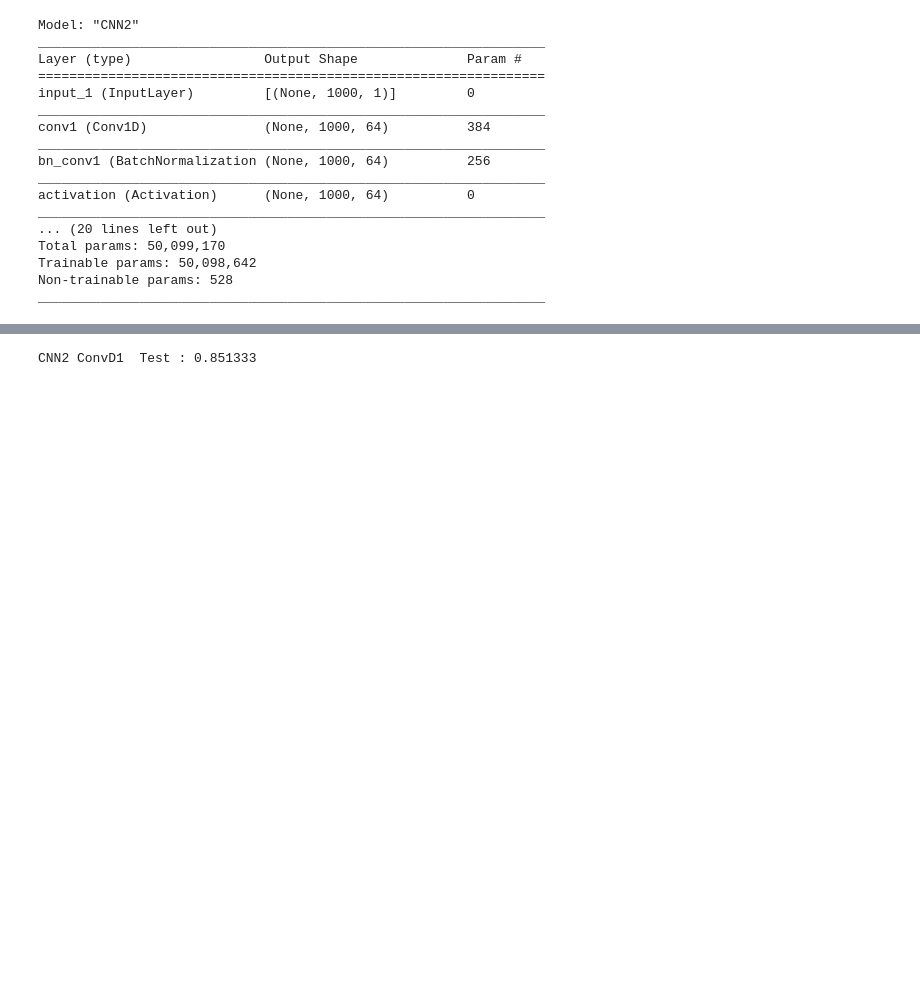
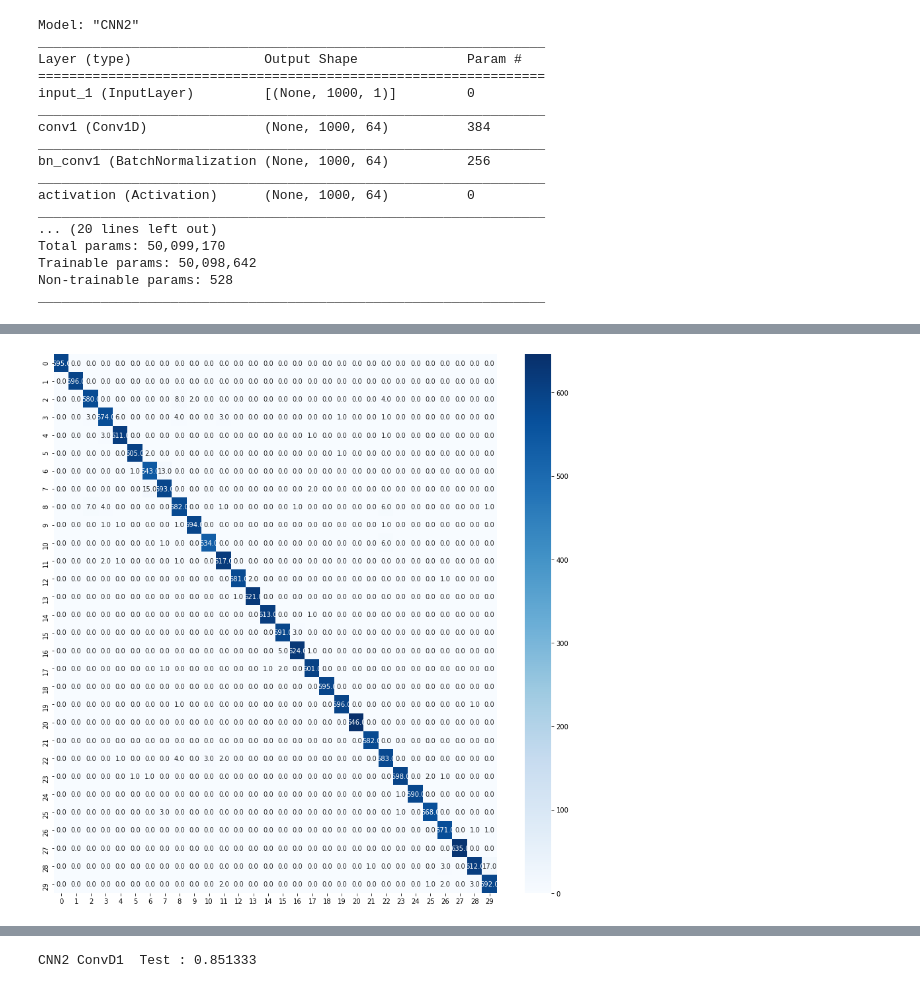
Before and after one commit to sortegamart/bacteria-ID, a Jupyter notebook: Prueba_CNN_+_ruido.ipynb, the cells around one changed output, grey strips where cells are left out. Saved outputs shown, nothing was run; the diff lists cells and outputs as text; code cells hidden in the pictures; blank space fills up the shorter version.

```diff
--- a/Prueba_CNN_+_ruido.ipynb
+++ b/Prueba_CNN_+_ruido.ipynb
@@ -40,6 +39,6 @@ X_train, X_test, y_train, y_test = train_test_split(X, y, test_size=0.3, random_
 X_tr_cnn = np.reshape(X_train,(X_train.shape[0],1000,1))
 y_tr_cnn = np.reshape(y_train,(y_train.shape[0],1))
 
-X_val_cnn = np.reshape(X_test,(X_test.shape[0],1000,1))
-y_val_cnn = np.reshape(y_test,(y_test.shape[0],1))
+X_test_cnn = np.reshape(X_test,(X_test.shape[0],1000,1))
+y_test_cnn = np.reshape(y_test,(y_test.shape[0],1))
 # %%
@@ -90,0 +114,4 @@ model_cnn2.compile(loss=keras.losses.categorical_crossentropy,
+# %%
+y_test_pred_c = model_cnn2.predict(X_test_cnn)
+y_test_pred = np.argmax(y_test_pred_c, axis=1)
+f1_score(y_test, y_test_pred, average='micro')
@@ -90,0 +141,9 @@ model_cnn2.compile(loss=keras.losses.categorical_crossentropy,
+# %%
+import seaborn as sns
+import matplotlib.pyplot as plt2
+cf_matrix = confusion_matrix(y_test, y_test_pred)
+plt2.figure(figsize=(15,15))
+sns.heatmap(cf_matrix, annot=True,fmt=".1f",cmap='Blues' )
+plt2.show()
+# %% [output]
+[figure, added]
```
Also changed, not shown: parts of 47 cells of this notebook.
